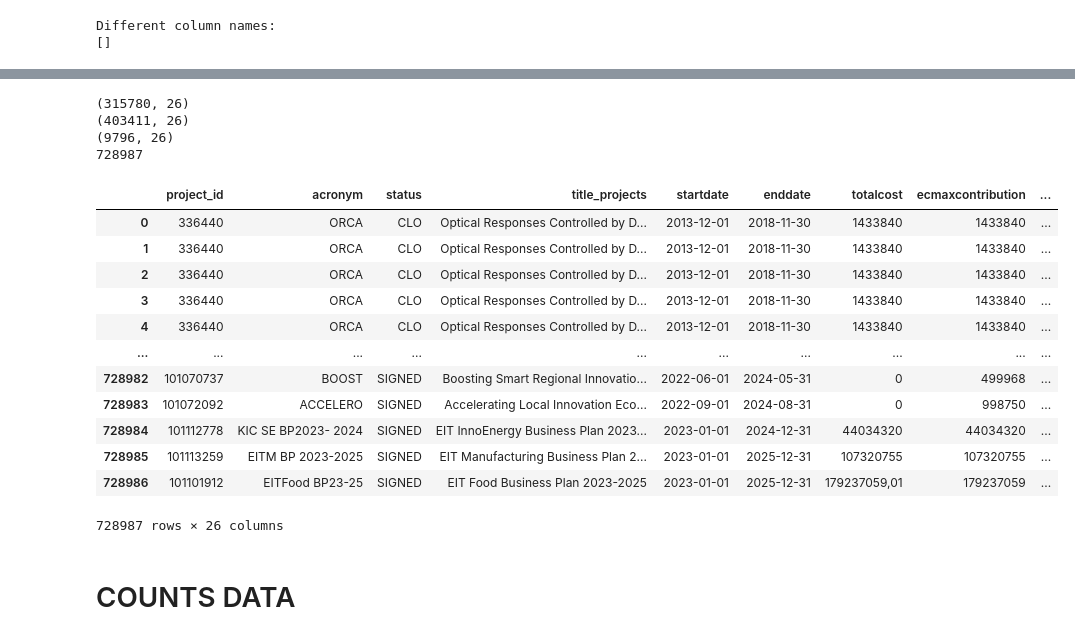
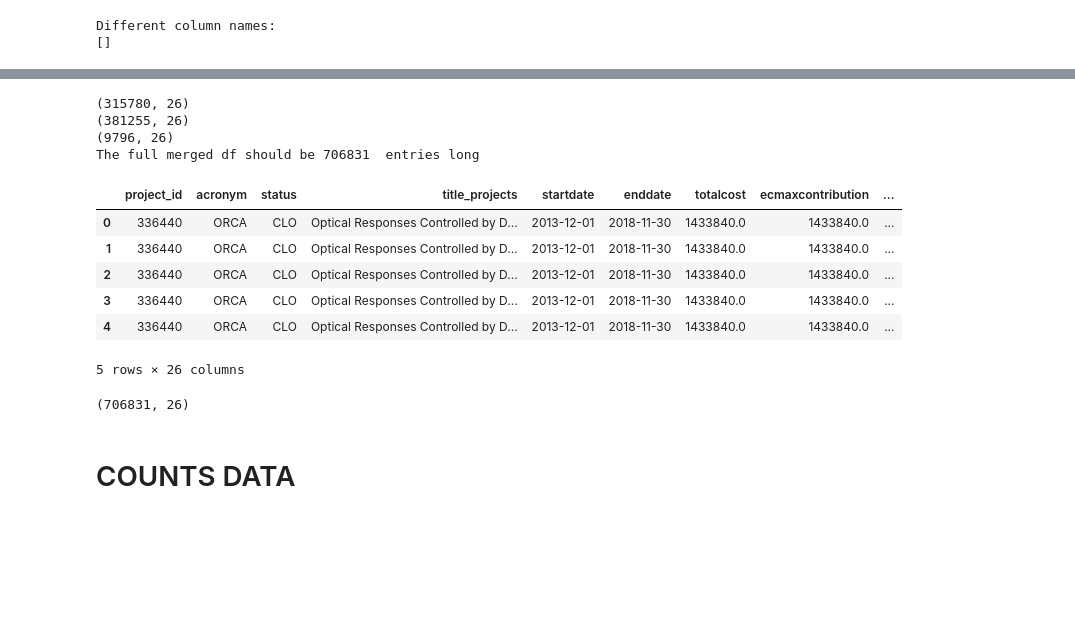
Before and after one commit to bsc-life/biohackathon_germany_2023, a Jupyter notebook: WG2/cordis_data.ipynb, the cells around one changed output, grey strips where cells are left out. Drawn from its saved outputs; the diff is of its cells as text; code cells hidden in the pictures; blank space fills up the shorter version.

Commit message:
Updates from 13/12/23. Notebook to load and merge the dataframe to extract relevant information

```diff
--- a/WG2/cordis_data.ipynb
+++ b/WG2/cordis_data.ipynb
@@ -99,7 +53,7 @@ for col in del_columns:
 
 #Create columns:
 #Correct "call"
-FP7_merged['eu_funding'] = 'FP7'
+FP7_merged['funding_body'] = 'FP7'
 #Unknown values but relevant column in other datasets
 FP7_merged['publication_date'] = 'unknown'
 FP7_merged['projectacronym'] = 'unknown'
@@ -201,7 +105,7 @@ Index(['id', 'title', 'isPublishedAs', 'authors', 'journalTitle',
 # %%
+# Reorganize publications file from Horizon 2020
 H2020_publications.columns = H2020_publications.columns.str.lower()
-H2020_publications = H2020_publications.rename(columns={'id':'project_id', 'title':'title_publications','projectid':'project_id_full', 'journaltitle':'journal_title', 'publishedyear':'publication_date'})
+H2020_publications = H2020_publications.rename(columns={'projectid':'project_id', 'title':'title_publications','id':'project_id_full', 'journaltitle':'journal_title', 'publishedyear':'publication_date'})
 del H2020_publications['contentupdatedate']
 del H2020_publications['rcn']
 H2020_publications['project_id'] = H2020_publications['project_id'].astype('object')
-H2020_publications.info()
@@ -247,8 +112,11 @@ memory usage: 5.1+ MB
 # %%
+#Merge projects and publications
 H2020_merged = pd.merge(H2020_projects, H2020_publications, on="project_id", how='outer', indicator=True)
+
+#Delete the columns that we deemed unnecessary
 colums_del_2020 = ['isbn', 'issn', 'journalnumber', 'project_id_full', 'publishedpages', 'ispublishedas', 'collection', 'grantdoi']
 for col in colums_del_2020:
     del H2020_merged[col]
+
 #H2020_merged = H2020_merged.rename(columns={'grantdoi':'doi'})
-H2020_merged['eu_funding'] = 'H2020'
-display(H2020_merged)
+H2020_merged['funding_body'] = 'H2020'
@@ -369,8 +181,9 @@ memory usage: 103.0+ KB
 # %%
+#Merge the project and publications dfs
 HE_merged = pd.merge(HE_projects, HE_publications, on="project_id", how='outer', indicator=True)
-HE_merged['eu_funding'] = 'HE'
+HE_merged['funding_body'] = 'HE'
+
+#Delete the unnecesary columns
 colums_del = ['isbn', 'issn', 'journalnumber', 'project_id_full', 'publishedpages', 'ispublishedas', 'collection', 'grantdoi']
 for col in colums_del:
     del HE_merged[col]
-#HE_merged = HE_merged.rename(columns={'grantdoi':'doi'})
-display(HE_merged)
@@ -508,28 +213,26 @@ Name: projectacronym, Length: 941, dtype: object
 cordis_projects_publications = pd.concat([FP7_merged, H2020_merged, HE_merged], ignore_index=True)
 # %%
+#Print to verify the shape of the merged dfs and verify the number of columns
 print(FP7_merged.shape)
 print(H2020_merged.shape)
 print(HE_merged.shape)
-print(315780+403411+9796)
+
+print('The full merged df should be', len(FP7_merged)+len(H2020_merged)+len(HE_merged),' entries long')
 # %% [output]
 (315780, 26)
-(403411, 26)
+(381255, 26)
 (9796, 26)
-728987
+The full merged df should be 706831  entries long
 # %%
-cordis_projects_publications
+display(cordis_projects_publications.head())
+print(cordis_projects_publications.shape)
 # %% [output]
 |  | project_id | acronym | status | title_projects | startdate | enddate | totalcost | ecmaxcontribution | ... |
-| 0 | 336440 | ORCA | CLO | Optical Responses Controlled by D... | 2013-12-01 | 2018-11-30 | 1433840 | 1433840 | ... |
-| 1 | 336440 | ORCA | CLO | Optical Responses Controlled by D... | 2013-12-01 | 2018-11-30 | 1433840 | 1433840 | ... |
-| 2 | 336440 | ORCA | CLO | Optical Responses Controlled by D... | 2013-12-01 | 2018-11-30 | 1433840 | 1433840 | ... |
-| 3 | 336440 | ORCA | CLO | Optical Responses Controlled by D... | 2013-12-01 | 2018-11-30 | 1433840 | 1433840 | ... |
-| 4 | 336440 | ORCA | CLO | Optical Responses Controlled by D... | 2013-12-01 | 2018-11-30 | 1433840 | 1433840 | ... |
-| ... | ... | ... | ... | ... | ... | ... | ... | ... | ... |
-| 728982 | 101070737 | BOOST | SIGNED | Boosting Smart Regional Innovatio... | 2022-06-01 | 2024-05-31 | 0 | 499968 | ... |
-| 728983 | 101072092 | ACCELERO | SIGNED | Accelerating Local Innovation Eco... | 2022-09-01 | 2024-08-31 | 0 | 998750 | ... |
-| 728984 | 101112778 | KIC SE BP2023- 2024 | SIGNED | EIT InnoEnergy Business Plan 2023... | 2023-01-01 | 2024-12-31 | 44034320 | 44034320 | ... |
-| 728985 | 101113259 | EITM BP 2023-2025 | SIGNED | EIT Manufacturing Business Plan 2... | 2023-01-01 | 2025-12-31 | 107320755 | 107320755 | ... |
-| 728986 | 101101912 | EITFood BP23-25 | SIGNED | EIT Food Business Plan 2023-2025 | 2023-01-01 | 2025-12-31 | 179237059,01 | 179237059 | ... |
+| 0 | 336440 | ORCA | CLO | Optical Responses Controlled by D... | 2013-12-01 | 2018-11-30 | 1433840.0 | 1433840.0 | ... |
+| 1 | 336440 | ORCA | CLO | Optical Responses Controlled by D... | 2013-12-01 | 2018-11-30 | 1433840.0 | 1433840.0 | ... |
+| 2 | 336440 | ORCA | CLO | Optical Responses Controlled by D... | 2013-12-01 | 2018-11-30 | 1433840.0 | 1433840.0 | ... |
+| 3 | 336440 | ORCA | CLO | Optical Responses Controlled by D... | 2013-12-01 | 2018-11-30 | 1433840.0 | 1433840.0 | ... |
+| 4 | 336440 | ORCA | CLO | Optical Responses Controlled by D... | 2013-12-01 | 2018-11-30 | 1433840.0 | 1433840.0 | ... |
-728987 rows × 26 columns
+5 rows × 26 columns
+(706831, 26)
 # %%
```
Also changed, not shown: parts of 45 cells of this notebook.
